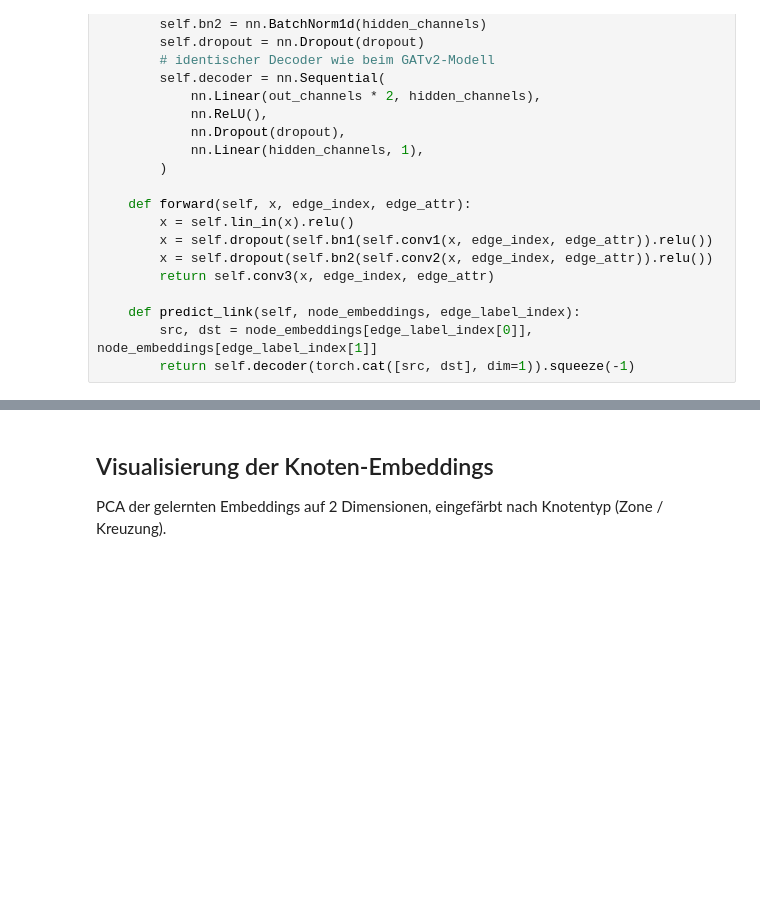
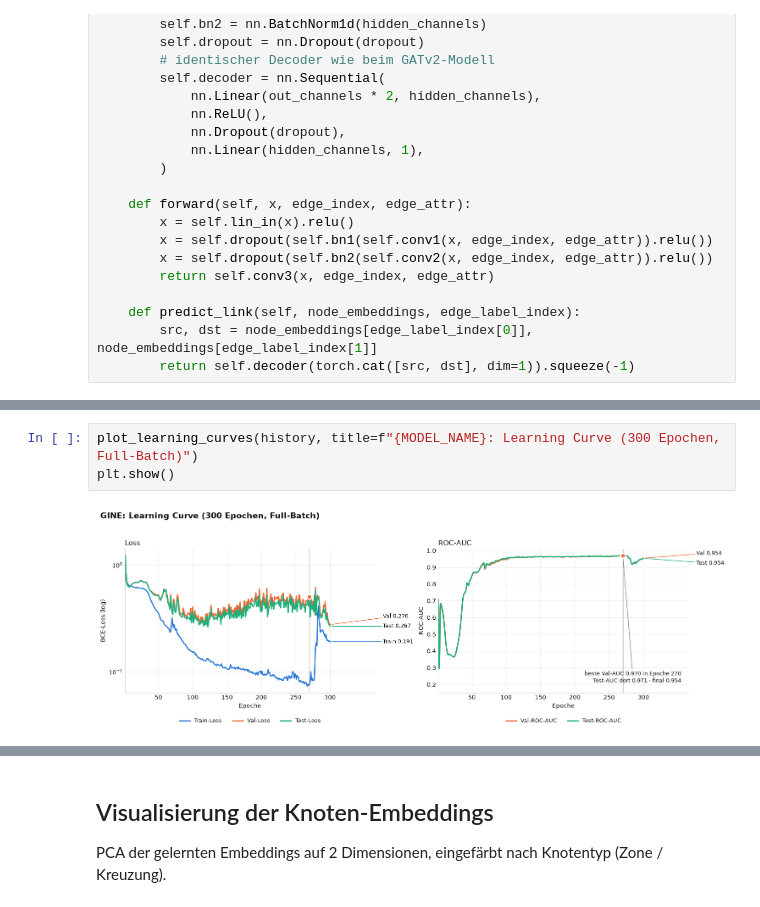
Before and after one commit to Oke511/GNNs_MethodenDerKI, a Jupyter notebook: GINE.ipynb, the cells around one changed output, grey strips where cells are left out. Saved outputs shown, nothing was run; the diff lists cells and outputs as text; blank space fills up the shorter version.

```diff
--- a/GINE.ipynb
+++ b/GINE.ipynb
@@ -147,0 +167,5 @@ Finale Test-Loss 0.6620 | Test-ROC-AUC 0.5047
+# %%
+plot_learning_curves(history, title=f"{MODEL_NAME}: Learning Curve (300 Epochen, Full-Batch)")
+plt.show()
+# %% [output]
+[figure, added]
```
Also changed, not shown: parts of 7 cells of this notebook, 5 other files.
